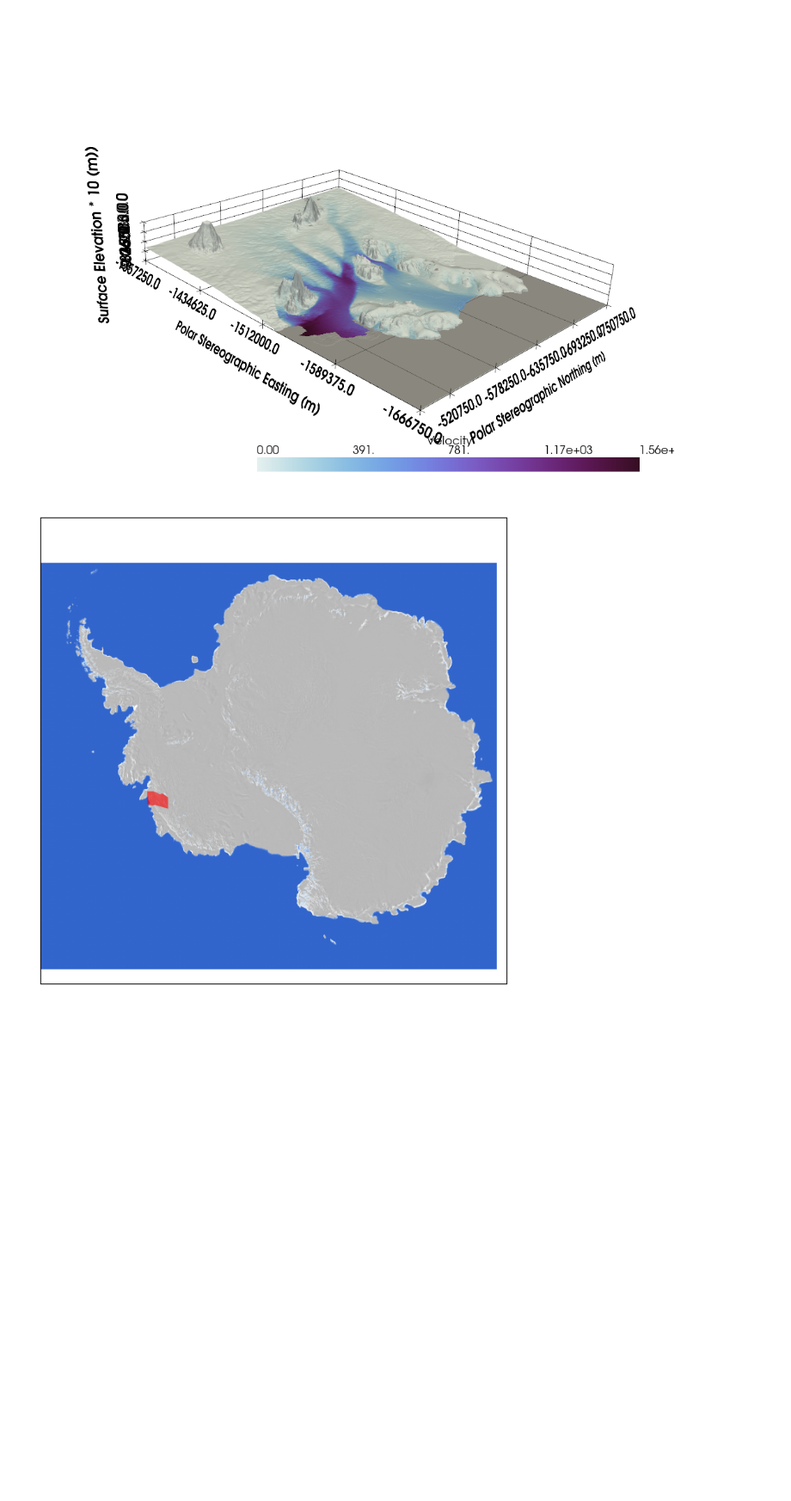
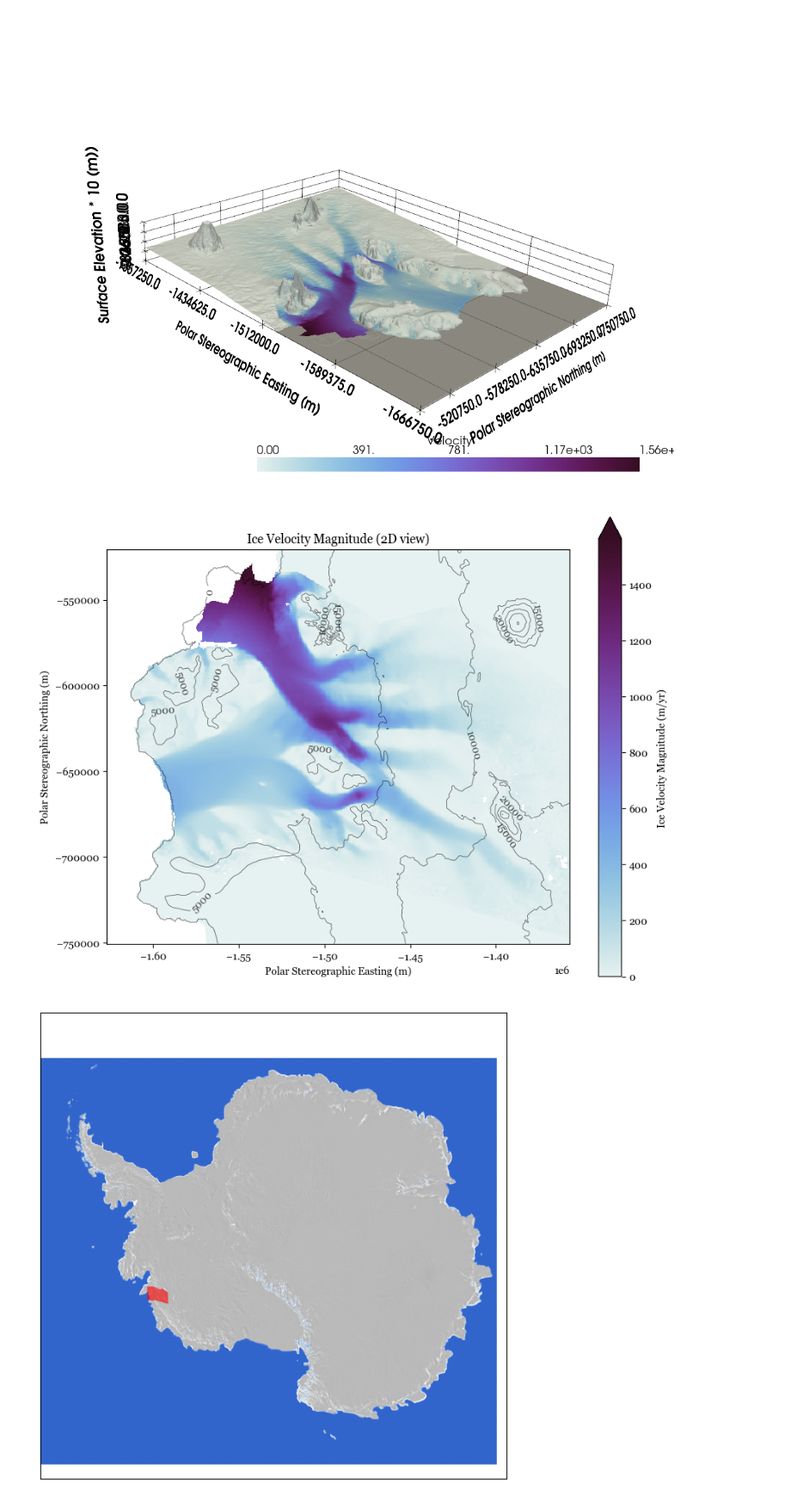
Before and after one commit to sean293/gly4930-antartic-bed-mapping, a Jupyter notebook: misc/figure.ipynb, the cells around one changed output. Shown at 86% size. Saved outputs shown, nothing was run; the diff lists cells and outputs as text; code cells hidden in the pictures; blank space fills up the shorter version.

```diff
--- a/misc/figure.ipynb
+++ b/misc/figure.ipynb
@@ -70,6 +70,54 @@ cannot import name 'vtk' from 'trame.widgets' (d:\projects\gly4930-antartic-bed-
 Falling back to a static output.
   warnings.warn(
 [figure]
+# %%
+import numpy as np
+import pandas as pd
+import matplotlib.pyplot as plt
+import cmocean
+
+# Load data
+df = pd.read_csv('../data/KohlerPopeSmith.csv')
+
+# Compute velocity magnitude
+vel_mag = np.sqrt(df['velx']**2 + df['vely']**2)
+
+# Create structured grid
+x_unique = np.unique(df['x'])
+y_unique = np.unique(df['y'])
+xx, yy = np.meshgrid(x_unique, y_unique)
+shape = xx.shape
+
+# Reshape data to grid
+vel_grid = vel_mag.values.reshape(shape)
+zz = np.nan_to_num(df['surf'].values.reshape(shape), nan=0.0)
+
+# Optional: exaggerate Z for color if desired
+z_exaggeration = 10
+zz_exag = zz * z_exaggeration
+
+# Plot
+fig, ax = plt.subplots(figsize=(10, 8))
+
+# Option 1: color by velocity
+#NOTE use this colorbar for the 3d plot
+pcm = ax.pcolormesh(xx, yy, vel_grid, cmap=cmocean.cm.dense, shading='auto')
+cbar = fig.colorbar(pcm, ax=ax, extend='max')
+cbar.set_label('Ice Velocity Magnitude (m/yr)')
+
+# Optional: overlay surface elevation contours
+cont = ax.contour(xx, yy, zz_exag, colors='black', linewidths=0.5, alpha=0.7)
+ax.clabel(cont, fmt='%1.0f')
+
+# Axis labels
+ax.set_xlabel('Polar Stereographic Easting (m)')
+ax.set_ylabel('Polar Stereographic Northing (m)')
+ax.set_aspect('equal')
+ax.set_title('Ice Velocity Magnitude (2D view)')
+
+plt.show()
+# %% [output]
+[figure, added]
 # %%
 import rasterio
 from rasterio.enums import Resampling
```
Also changed, not shown: parts of 3 cells of this notebook.
